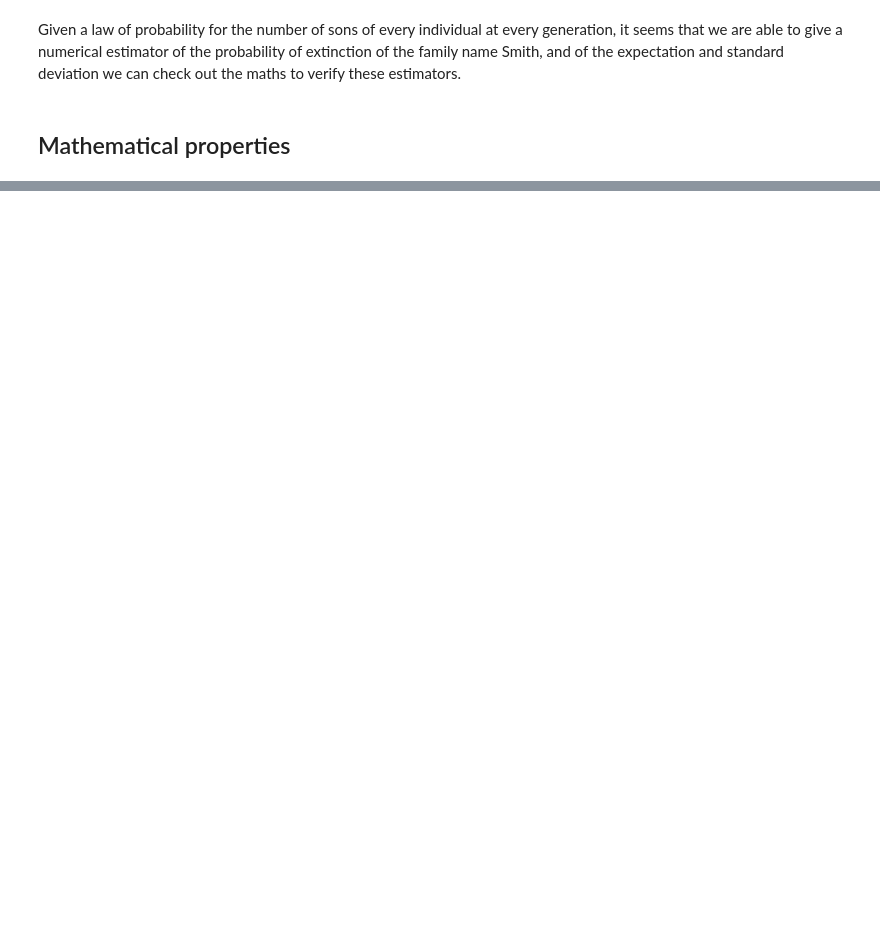
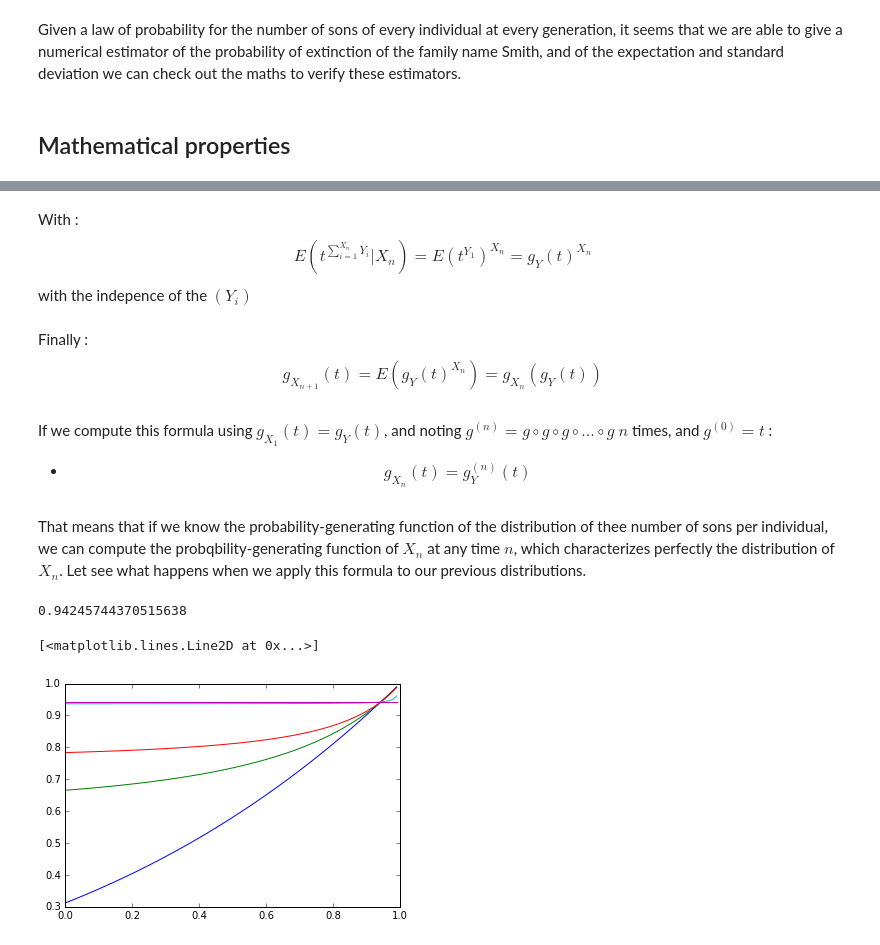
Before and after one commit to DBaudry/Galton-Watson, a Jupyter notebook: Galton_Watson_process.ipynb, the cells around one changed output, grey strips where cells are left out. Saved outputs shown, nothing was run; the diff lists cells and outputs as text; code cells hidden in the pictures; blank space fills up the shorter version.

```diff
--- a/Galton_Watson_process.ipynb
+++ b/Galton_Watson_process.ipynb
@@ -195,0 +258,30 @@ Given a law of probability for the number of sons of every individual at every g
+# %% [markdown]
+With : $$E(t^{\sum_{i=1}^{X_n} Y_i} | X_n)=E(t^{Y_1})^{X_n}=g_Y(t)^{X_n} $$  with the indepence of the $(Y_i)$
+# %% [markdown]
+Finally : $$ g_{X_{n+1}}(t) = E(g_Y(t)^{X_n}) = g_{X_n}(g_Y(t))$$
+# %% [markdown]
+If we compute this formula using $g_{X_1}(t)=g_Y(t)$, and noting $g^{(n)}=g \circ g \circ g \circ...\circ g$ $n$ times, and $g^{(0)}=t$ :
+* $$ g_{X_n}(t)=g_Y^{(n)}(t)$$
+# %% [markdown]
+That means that if we know the probability-generating function of the distribution of thee number of sons per individual, we can compute the probqbility-generating function of $X_n$ at any time $n$, which characterizes perfectly the distribution of $X_n$. Let see what happens when we apply this formula to our previous distributions.
+# %%
+def compute_gen_f(g,n,t):
+    if n==0:
+        return(t)
+    else:
+        for i in range(n):
+            t=g(t)
+    return(t)
+
+compute_gen_f(g_INSEE,10000,0)
+# %% [output]
+0.94245744370515638
+# %%
+plt.plot(T,[compute_gen_f(g_INSEE,1,t) for t in T])
+plt.plot(T,[compute_gen_f(g_INSEE,5,t) for t in T])
+plt.plot(T,[compute_gen_f(g_INSEE,10,t) for t in T])
+plt.plot(T,[compute_gen_f(g_INSEE,100,t) for t in T])
+plt.plot(T,[compute_gen_f(g_INSEE,1000,t) for t in T])
+# %% [output]
+[<matplotlib.lines.Line2D at 0x...>]
+[figure, added]
```
Also changed, not shown: parts of 39 cells of this notebook.
